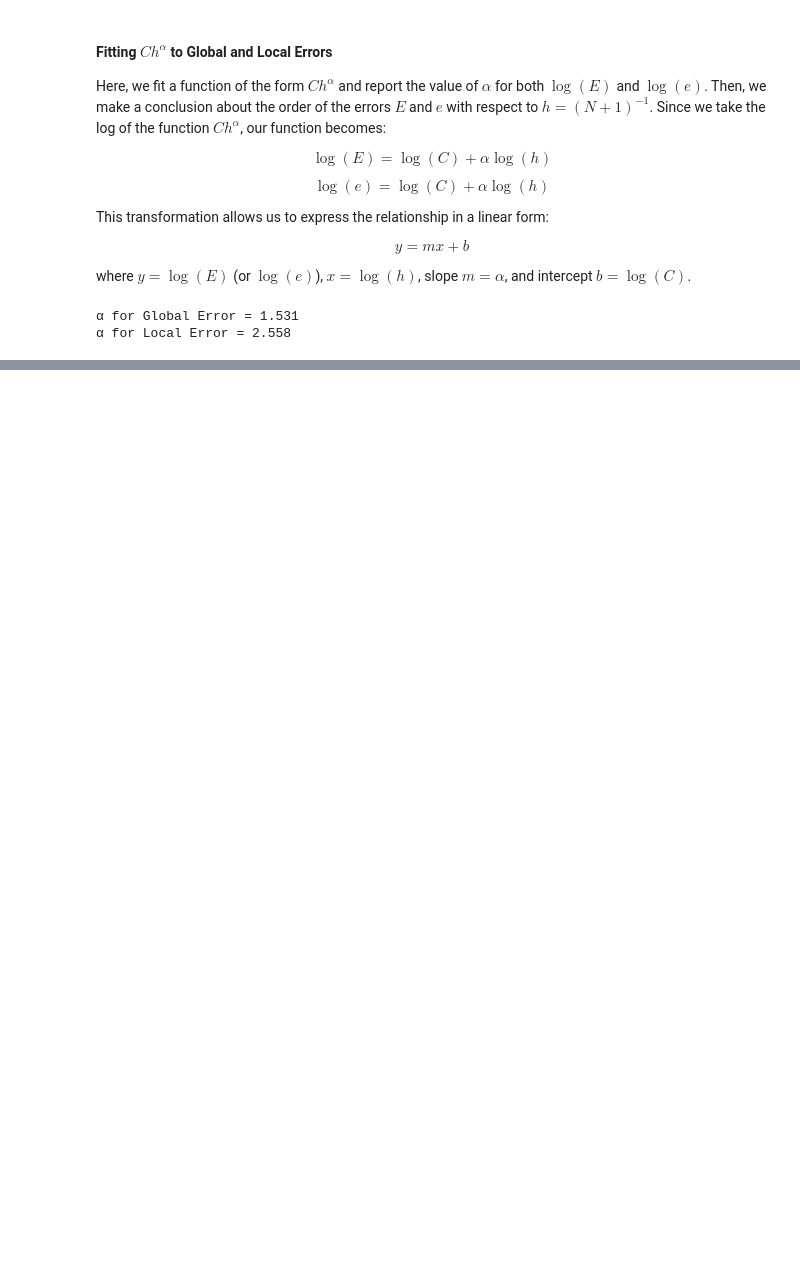
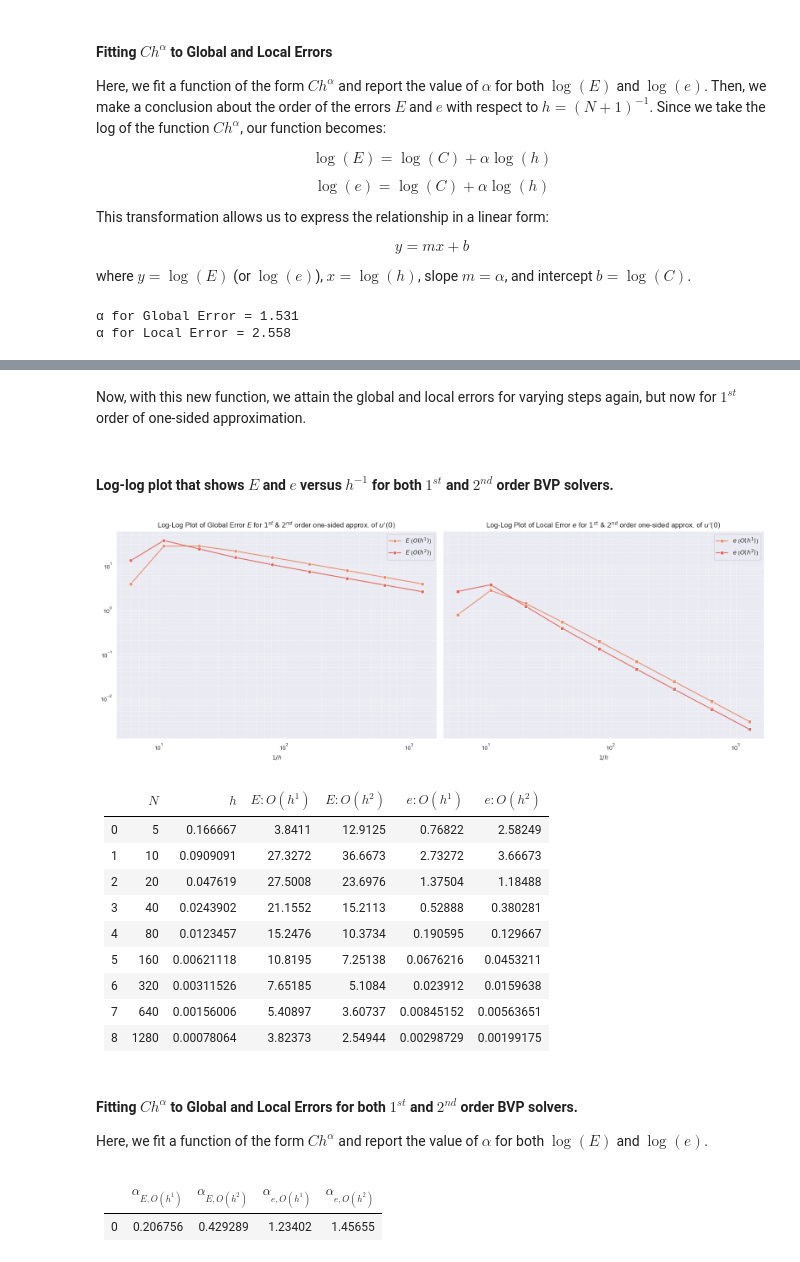
Before and after one commit to mintChocolate717/intro_CFD, a Jupyter notebook: hw4/hw4.ipynb, the cells around one changed output, grey strips where cells are left out. Saved outputs shown, nothing was run; the diff lists cells and outputs as text; code cells hidden in the pictures; blank space fills up the shorter version.

```diff
--- a/hw4/hw4.ipynb
+++ b/hw4/hw4.ipynb
@@ -377,0 +969,78 @@ Our computed values of $\alpha_{Global} \approx 1.53$ and $\alpha_{Local} \appro
+# %% [markdown]
+Now, with this new function, we attain the global and local errors for varying steps again, but now for $1^{st}$ order of one-sided approximation.
+# %%
+# Solve BVP for multiple step values and store results in lists
+numeric_solutions_B_O1 = [solve_bvp_O1(ode_eq1, x_span, N, Mixed_boundary_conditions) for N in steps]
+# Extract x and u values for each N
+numeric_Xs_B_O1 = [np.array(sol[0], dtype=float) for sol in numeric_solutions_B_O1]  # Extract all x values
+numeric_Us_B_O1 = [np.array(sol[1], dtype=float) for sol in numeric_solutions_B_O1]  # Extract all u values
+# Create an interpolator object for multiple uses
+interpolator = PchipInterpolator(exact_x_B, exact_u_B)
+# Interpolate "exact" solutions at different N values, INCLUDING boundary conditions
+interpolated_exact_Us_B_O1 = [interpolator(Xs) for Xs in numeric_Xs_B_O1]
+
+# compute errors for varying steps
+global_errors_O1 = [compute_errors(steps[i], interpolated_exact_Us_B_O1[i], numeric_Us_B_O1[i])[0] for i in range(len(numeric_Us_B_O1))] # global errors
+local_errors_O1 = [compute_errors(steps[i], interpolated_exact_Us_B_O1[i], numeric_Us_B_O1[i])[1] for i in range(len(numeric_Us_B_O1))] # local errors
+# %% [markdown]
+#### Log-log plot that shows $E$ and $e$ versus $h^{-1}$ for both $1^{st}$ and $2^{nd}$ order BVP solvers.
+# %%
+# create a plot for E and e
+fig, axes = plt.subplots(figsize=(16, 6), nrows=1, ncols=2, sharex=True, sharey=True) # creare a subplot
+sns.lineplot(x = 1 / step_sizes, y=global_errors_O1, label=r"$E$ ($O(h^1)$)",marker='o', ax=axes[0])
+sns.lineplot(x = 1 / step_sizes, y=global_errors_O2, label=r"$E$ ($O(h^2)$)",marker='o', ax=axes[0])
+
+# plot local error
+sns.lineplot(x = 1 / step_sizes, y=local_errors_O1, label=r"$e$ ($O(h^1)$)",marker='s', ax=axes[1])
+sns.lineplot(x = 1 / step_sizes, y=local_errors_O2, label=r"$e$ ($O(h^2)$)",marker='s', ax=axes[1])
+
+# configurations
+titles = [r"Log-Log Plot of Global Error $E$ for $1^{st}$ & $2^{nd}$ order one-sided approx. of $u'(0)$", r"Log-Log Plot of Local Error $e$ for $1^{st}$ & $2^{nd}$ order one-sided approx. of $u'(0)$"]
+# apply all the configs
+for i in range(2):
+    axes[i].set_xscale("log"), axes[i].set_yscale("log") # set log-log scales
+    axes[i].set_xlabel(r"$1/h$")
+    axes[i].set_title(titles[i]) # set the tile
+    axes[i].legend() # show the legend
+    axes[i].grid(True, linestyle="dashdot", alpha=1.0, which='both', linewidth=0.5)
+    axes[i].minorticks_on
+
+plt.tight_layout()
+plt.show()
+
+# display them in tabular format as well.
+data = np.array([steps, step_sizes, global_errors_O1, global_errors_O2, local_errors_O1, local_errors_O2]).T
+# Create DataFrame
+df_errors_Bonus = pd.DataFrame(data, columns=[r'$N$', r'$h$', r'$E: O(h^1)$', r'$E: O(h^2)$', r'$e: O(h^1)$', r'$e: O(h^2)$'])
+display(Markdown(df_errors_Bonus.to_markdown()))
+# %% [output]
+[figure, added]
+|    |   $N$ |        $h$ |   $E: O(h^1)$ |   $E: O(h^2)$ |   $e: O(h^1)$ |   $e: O(h^2)$ |
+|---:|------:|-----------:|--------------:|--------------:|--------------:|--------------:|
+|  0 |     5 | 0.166667   |       3.8411  |      12.9125  |    0.76822    |    2.58249    |
+|  1 |    10 | 0.0909091  |      27.3272  |      36.6673  |    2.73272    |    3.66673    |
+|  2 |    20 | 0.047619   |      27.5008  |      23.6976  |    1.37504    |    1.18488    |
+|  3 |    40 | 0.0243902  |      21.1552  |      15.2113  |    0.52888    |    0.380281   |
+|  4 |    80 | 0.0123457  |      15.2476  |      10.3734  |    0.190595   |    0.129667   |
+|  5 |   160 | 0.00621118 |      10.8195  |       7.25138 |    0.0676216  |    0.0453211  |
+|  6 |   320 | 0.00311526 |       7.65185 |       5.1084  |    0.023912   |    0.0159638  |
+|  7 |   640 | 0.00156006 |       5.40897 |       3.60737 |    0.00845152 |    0.00563651 |
+|  8 |  1280 | 0.00078064 |       3.82373 |       2.54944 |    0.00298729 |    0.00199175 |
+# %% [markdown]
+#### Fitting $Ch^\alpha$ to Global and Local Errors for both $1^{st}$ and $2^{nd}$ order BVP solvers.
+Here, we fit a function of the form $Ch^\alpha$ and report the value of $\alpha$ for both $\log(E)$ and $\log(e)$.
+# %%
+# for each global and local error for 1st order, fit a linear function to get alpha
+global_alpha_O1 = linregress(np.log(step_sizes), np.log(global_errors_O1))[0] # global error alpha fitting
+local_alpha_O1 = linregress(np.log(step_sizes), np.log(local_errors_O1))[0] # local error alpha fitting
+# for each global and local error for 2nd order, fit a linear function to get alpha
+global_alpha_O2 = linregress(np.log(step_sizes), np.log(global_errors_O2))[0] # global error alpha fitting
+local_alpha_O2 = linregress(np.log(step_sizes), np.log(local_errors_O2))[0] # local error alpha fitting
+# print them in nice tabular form
+data = np.array([[global_alpha_O1, global_alpha_O2, local_alpha_O1, local_alpha_O2]])
+df_alphas_Bonus  = pd.DataFrame(data=data, columns=[r'$\alpha_{E, O(h^1)}$', r'$\alpha_{E, O(h^2)}$', r'$\alpha_{e, O(h^1)}$', r'$\alpha_{e, O(h^2)}$'])
+display(Markdown(df_alphas_Bonus.to_markdown()))
+# %% [output]
+|    |   $\alpha_{E, O(h^1)}$ |   $\alpha_{E, O(h^2)}$ |   $\alpha_{e, O(h^1)}$ |   $\alpha_{e, O(h^2)}$ |
+|---:|-----------------------:|-----------------------:|-----------------------:|-----------------------:|
+|  0 |               0.206756 |               0.429289 |                1.23402 |                1.45655 |
```
Also changed, not shown: parts of 17 cells of this notebook.
